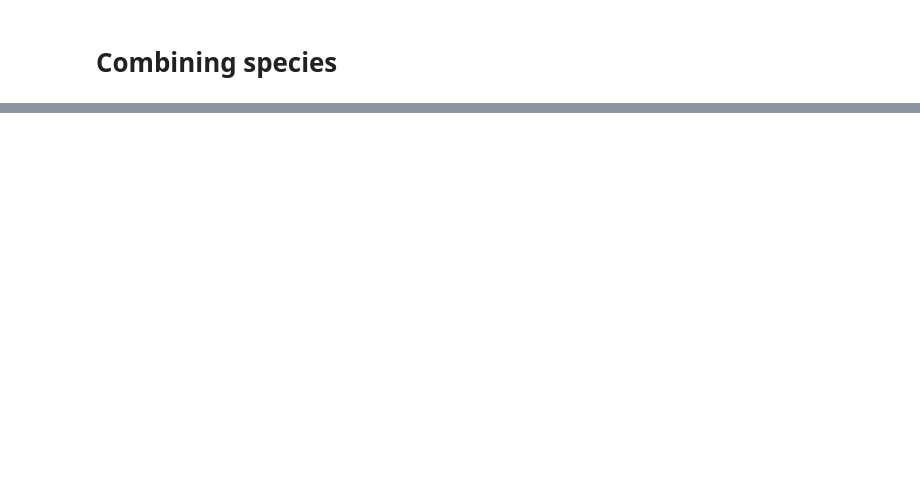
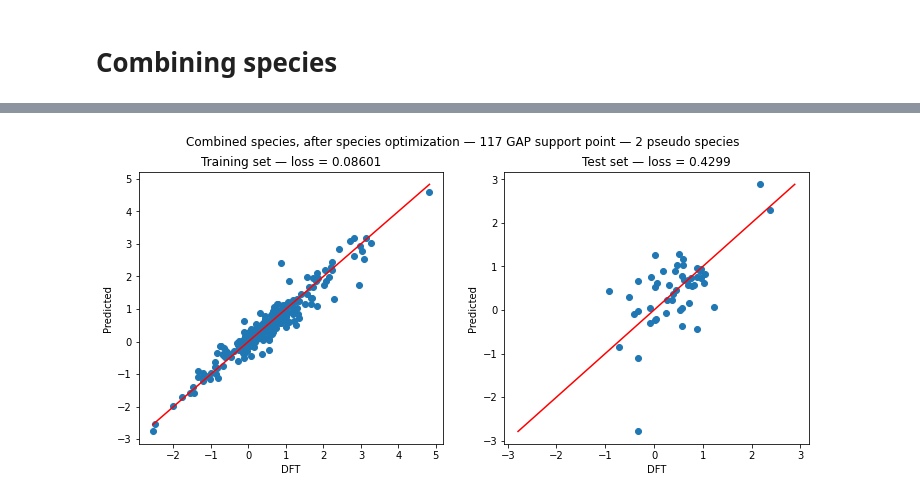
Before and after one commit to Luthaf/alchemical-learning, a Jupyter notebook: alchemical-learning-elpasolites.ipynb, the cells around one changed output, grey strips where cells are left out. Cells and saved outputs as stored; diff of their text form; code cells hidden in the pictures; blank space fills up the shorter version.

```diff
--- a/alchemical-learning-elpasolites.ipynb
+++ b/alchemical-learning-elpasolites.ipynb
@@ -248,12 +171,0 @@ optimized training set loss: 0.08600637080497314
-# %%
-predicted_energies_test_set = mixed_species_model(
-    test_spherical_expansions, test_species, test_slices
-)
-
-loss = loss_fn(predicted_energies_test_set.squeeze(), test_energies)
-print("optimized test set loss:", loss.item())
-
-plt.scatter(predicted_energies_test_set.detach().numpy(), test_energies)
-
-x = np.linspace(test_energies.min(), test_energies.max(), 20)
-plt.plot(x, x, color='r')
@@ -270,0 +266,35 @@ plt.scatter(species_combining_matrix[:, 0], species_combining_matrix[:, 1])
+# %%
+predicted_energies_training_set = mixed_species_model(
+    train_spherical_expansions, train_species, train_slices
+).detach()
+
+predicted_energies_test_set = mixed_species_model(
+    test_spherical_expansions, test_species, test_slices
+).detach()
+
+train_loss = loss_fn(predicted_energies_training_set.squeeze(), train_energies)
+test_loss = loss_fn(predicted_energies_test_set.squeeze(), test_energies)
+# %%
+fig, ax = plt.subplots(1, 2, figsize=(12, 5))
+
+ax[0].scatter(train_energies, predicted_energies_training_set.numpy())
+x = np.linspace(train_energies.min(), train_energies.max(), 20)
+ax[0].plot(x, x, color='r')
+
+ax[0].set_title(f'Training set — loss = {train_loss:.4}')
+ax[0].set_xlabel('DFT')
+ax[0].set_ylabel('Predicted')
+
+
+ax[1].scatter(predicted_energies_test_set.numpy(), test_energies)
+x = np.linspace(test_energies.min(), test_energies.max(), 20)
+ax[1].plot(x, x, color='r')
+
+ax[1].set_title(f'Test set — loss = {test_loss:.4}')
+ax[1].set_xlabel('DFT')
+ax[1].set_ylabel('Predicted')
+
+fig.suptitle(f"Combined species, after species optimization — {sum(v for v in n_support.values())} GAP support point — {N_PSEUDO_SPECIES} pseudo species")
+fig.savefig("species-after.pdf", bbox_inches="tight")
+# %% [output]
+[figure, added]
```
Also changed, not shown: parts of 24 cells of this notebook, 2 other files.
